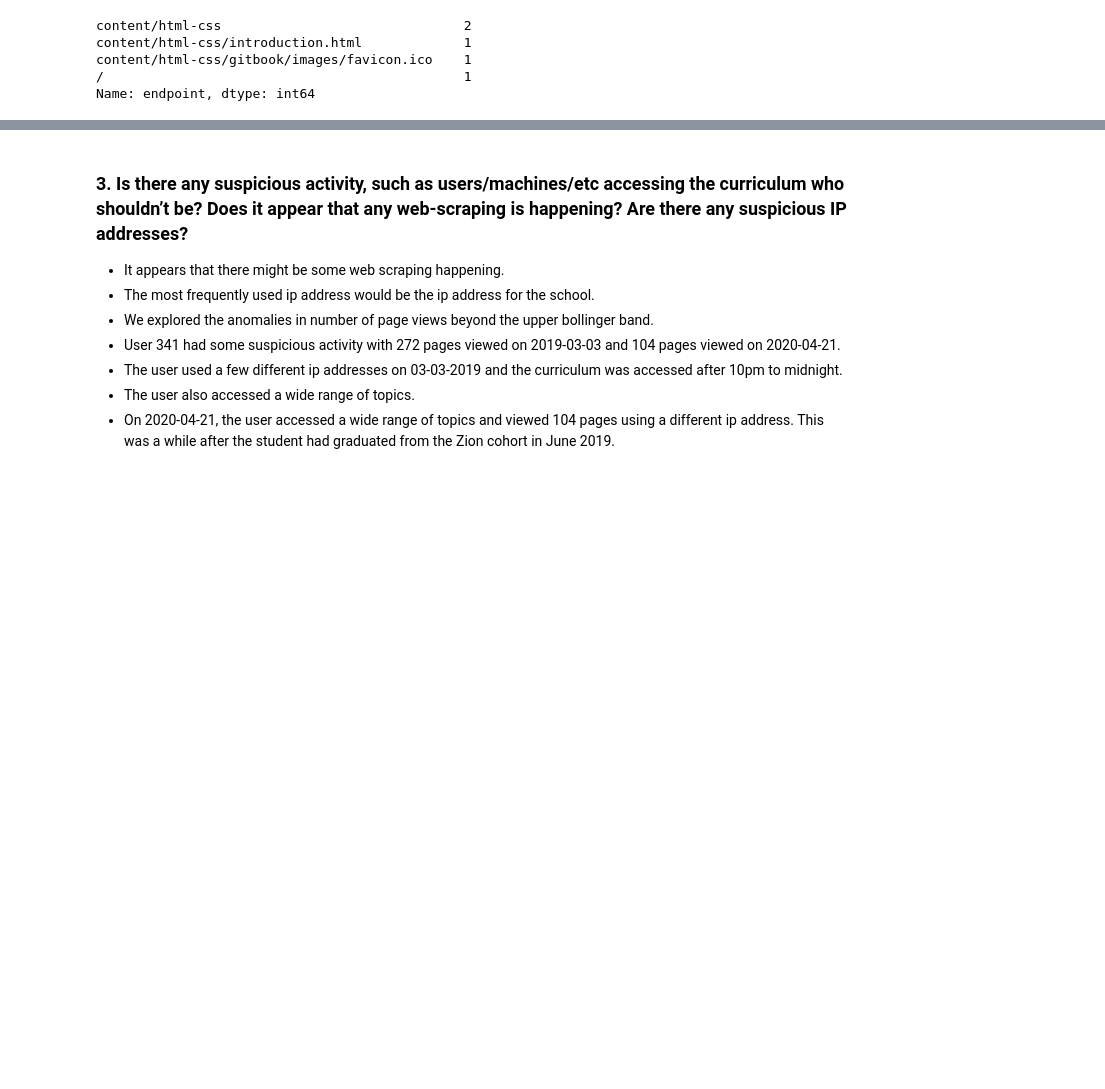
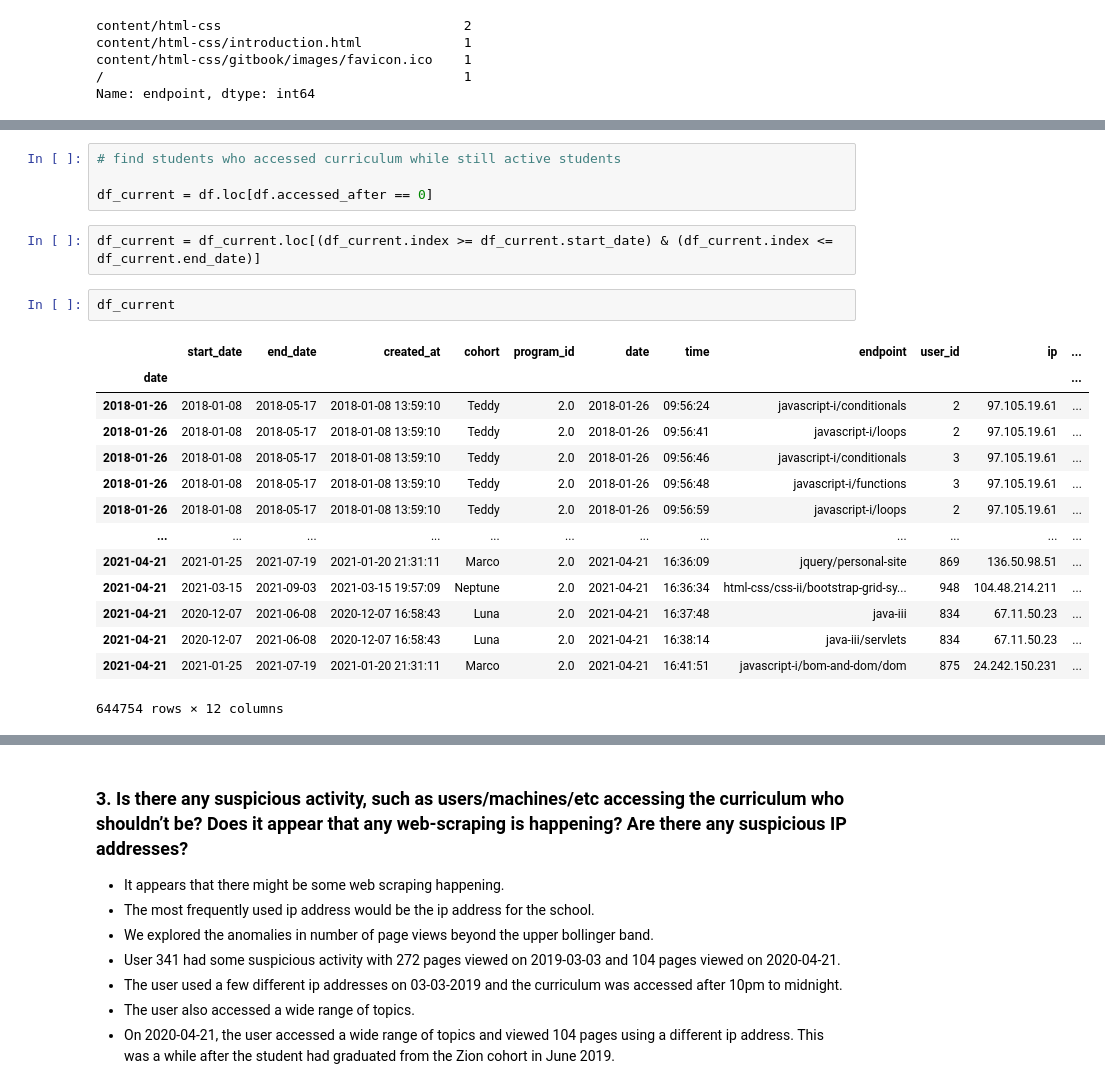
Before and after one commit to naqvi-and-vu/anomaly-detection-project, a Jupyter notebook: final_notebook.ipynb, the cells around one changed output, grey strips where cells are left out. Drawn from its saved outputs; the diff is of its cells as text; blank space fills up the shorter version.

```diff
--- a/final_notebook.ipynb
+++ b/final_notebook.ipynb
@@ -202,0 +236,23 @@ KeyError: "Column not found: <bound method Series.idxmin of /
+# %%
+# find students who accessed curriculum while still active students
+
+df_current = df.loc[df.accessed_after == 0]
+# %%
+df_current = df_current.loc[(df_current.index >= df_current.start_date) & (df_current.index <= df_current.end_date)]
+# %%
+df_current
+# %% [output]
+|  | start_date | end_date | created_at | cohort | program_id | date | time | endpoint | user_id | ip | ... |
+| date |  |  |  |  |  |  |  |  |  |  | ... |
+| 2018-01-26 | 2018-01-08 | 2018-05-17 | 2018-01-08 13:59:10 | Teddy | 2.0 | 2018-01-26 | 09:56:24 | javascript-i/conditionals | 2 | 97.105.19.61 | ... |
+| 2018-01-26 | 2018-01-08 | 2018-05-17 | 2018-01-08 13:59:10 | Teddy | 2.0 | 2018-01-26 | 09:56:41 | javascript-i/loops | 2 | 97.105.19.61 | ... |
+| 2018-01-26 | 2018-01-08 | 2018-05-17 | 2018-01-08 13:59:10 | Teddy | 2.0 | 2018-01-26 | 09:56:46 | javascript-i/conditionals | 3 | 97.105.19.61 | ... |
+| 2018-01-26 | 2018-01-08 | 2018-05-17 | 2018-01-08 13:59:10 | Teddy | 2.0 | 2018-01-26 | 09:56:48 | javascript-i/functions | 3 | 97.105.19.61 | ... |
+| 2018-01-26 | 2018-01-08 | 2018-05-17 | 2018-01-08 13:59:10 | Teddy | 2.0 | 2018-01-26 | 09:56:59 | javascript-i/loops | 2 | 97.105.19.61 | ... |
+| ... | ... | ... | ... | ... | ... | ... | ... | ... | ... | ... | ... |
+| 2021-04-21 | 2021-01-25 | 2021-07-19 | 2021-01-20 21:31:11 | Marco | 2.0 | 2021-04-21 | 16:36:09 | jquery/personal-site | 869 | 136.50.98.51 | ... |
+| 2021-04-21 | 2021-03-15 | 2021-09-03 | 2021-03-15 19:57:09 | Neptune | 2.0 | 2021-04-21 | 16:36:34 | html-css/css-ii/bootstrap-grid-sy... | 948 | 104.48.214.211 | ... |
+| 2021-04-21 | 2020-12-07 | 2021-06-08 | 2020-12-07 16:58:43 | Luna | 2.0 | 2021-04-21 | 16:37:48 | java-iii | 834 | 67.11.50.23 | ... |
+| 2021-04-21 | 2020-12-07 | 2021-06-08 | 2020-12-07 16:58:43 | Luna | 2.0 | 2021-04-21 | 16:38:14 | java-iii/servlets | 834 | 67.11.50.23 | ... |
+| 2021-04-21 | 2021-01-25 | 2021-07-19 | 2021-01-20 21:31:11 | Marco | 2.0 | 2021-04-21 | 16:41:51 | javascript-i/bom-and-dom/dom | 875 | 24.242.150.231 | ... |
+644754 rows × 12 columns
```
Also changed, not shown: parts of 31 cells of this notebook.
